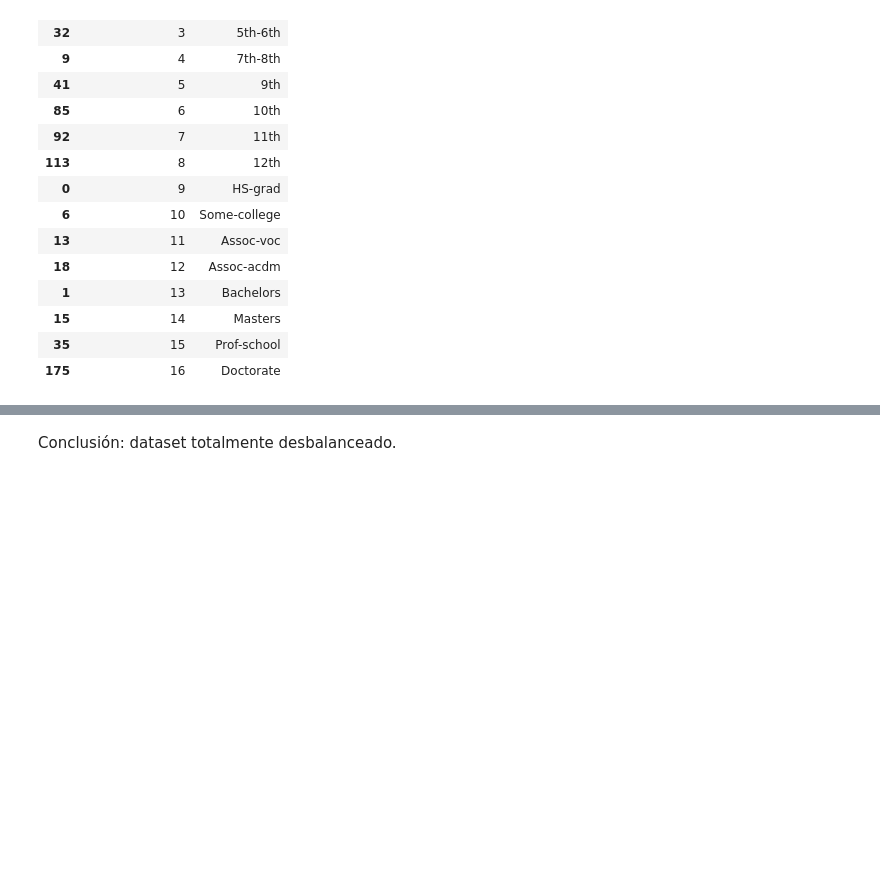
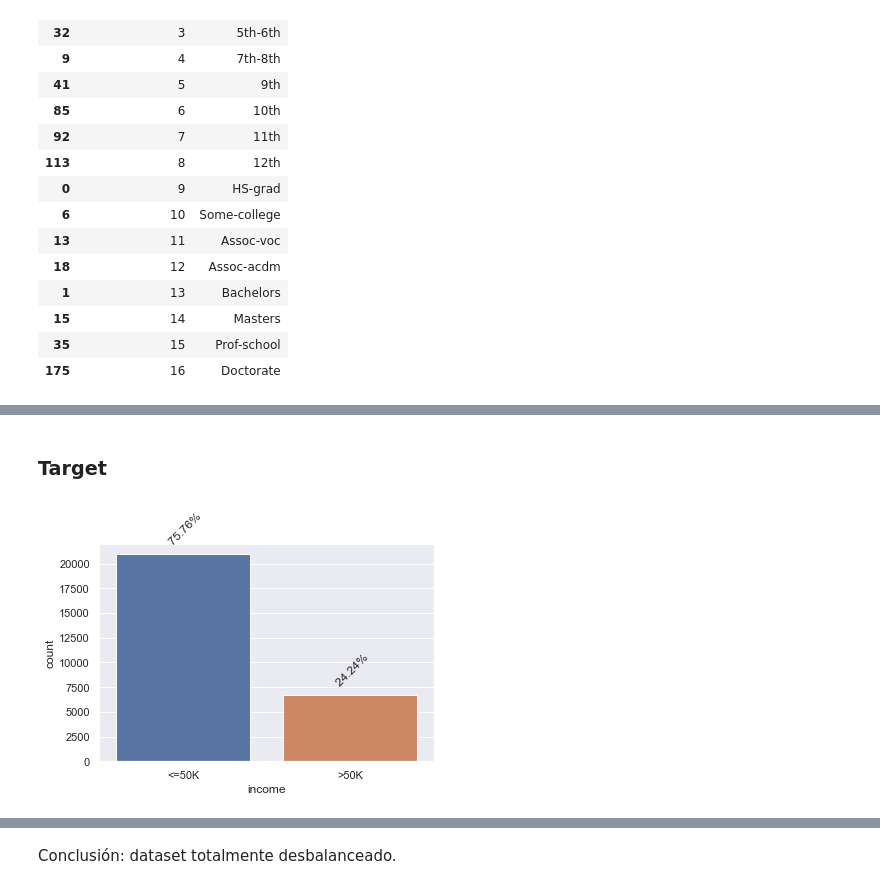
Before and after one commit to ivanjavierparra/DataScience-Sprint1, a Jupyter notebook: Consigna_entrega_1(1).ipynb, the cells around one changed output, grey strips where cells are left out. Cells and saved outputs as stored; diff of their text form; code cells hidden in the pictures; blank space fills up the shorter version.

```diff
--- a/Consigna_entrega_1(1).ipynb
+++ b/Consigna_entrega_1(1).ipynb
@@ -332,12 +328,19 @@ IndexError: list index out of range
+# %% [markdown]
+### Target
 # %%
+sys.stdout = open(os.devnull, "w")
+sys.stderr = open(os.devnull, "w")
+ncount=len(df)
 ax = sns.countplot(df['income'])
 #ax.bar_label(ax.containers[0])
 for p in ax.patches:
     x=p.get_bbox().get_points()[:,0]
     y=p.get_bbox().get_points()[1,1]
     ax.annotate('   {:.2f}% '.format(100.*y/ncount), (x.mean(), y),
         ha='center', va='bottom',rotation=45)
 plt.show()
+# %% [output]
+[figure, added]
 # %%
 df.income.value_counts()
 # %% [output]
```
Also changed, not shown: parts of 44 cells of this notebook.
